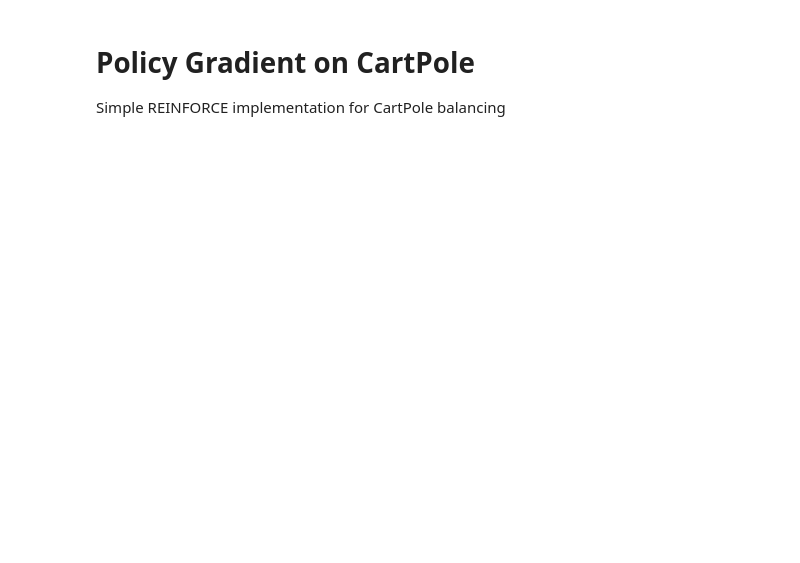
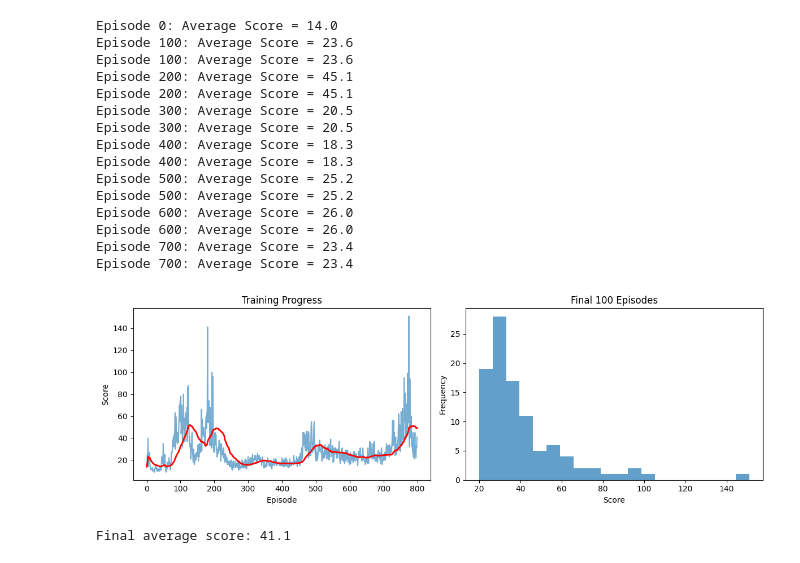
Before and after one commit to dvkd96/SOC25, a Jupyter notebook: assignment.ipynb, the cells around one changed output. Drawn from its saved outputs; the diff is of its cells as text; code cells hidden in the pictures; blank space fills up the shorter version.

```diff
--- a/assignment.ipynb
+++ b/assignment.ipynb
@@ -1,5 +1 @@
-# %% [markdown]
-# Policy Gradient on CartPole
-
-Simple REINFORCE implementation for CartPole balancing
 # %%
@@ -98,33 +96,94 @@ def train_policy_gradient(env, policy, episodes=1000):
 # %%
 # Train the agent
 env = gym.make('CartPole-v1')
 policy = PolicyNetwork(state_size=4, action_size=2, lr=0.01)
+
+# Helper to ensure state is always a numpy array
+def get_obs(state):
+	if isinstance(state, tuple):
+		return np.asarray(state[0])
+	return np.asarray(state)
+
+# Patch train_policy_gradient to handle tuple states
+def train_policy_gradient(env, policy, episodes=1000):
+	scores = []
+
+	for episode in range(episodes):
+		state = env.reset()
+		state = get_obs(state)
+		states, actions, rewards = [], [], []
+
+		while True:
+			action, _ = policy.get_action(state)
+			step_result = env.step(action)
+			if isinstance(step_result, tuple) and len(step_result) == 5:
+				next_state, reward, terminated, truncated, _ = step_result
+				done = terminated or truncated
+			else:
+				next_state, reward, done, _ = step_result
+			next_state = get_obs(next_state)
+
+			states.append(state)
+			actions.append(action)
+			rewards.append(reward)
+
+			state = next_state
+
+			if done:
+				break
+
+		policy.update(states, actions, rewards)
+		scores.append(sum(rewards))
+
+		if episode % 100 == 0:
+			avg_score = np.mean(scores[-100:])
+			print(f"Episode {episode}: Average Score = {avg_score:.1f}")
+
+	return scores
 
 scores = train_policy_gradient(env, policy, episodes=800)
 
 # Plot results
 plt.figure(figsize=(12, 4))
 
 plt.subplot(1, 2, 1)
 plt.plot(scores, alpha=0.6)
 window = 50
 moving_avg = [np.mean(scores[max(0, i-window):i+1]) for i in range(len(scores))]
 plt.plot(moving_avg, color='red', linewidth=2)
 plt.xlabel('Episode')
 plt.ylabel('Score')
 plt.title('Training Progress')
 
 plt.subplot(1, 2, 2)
 recent_scores = scores[-100:]
 plt.hist(recent_scores, bins=20, alpha=0.7)
 plt.xlabel('Score')
 plt.ylabel('Frequency')
 plt.title('Final 100 Episodes')
 
 plt.tight_layout()
 plt.show()
 
 print(f"Final average score: {np.mean(scores[-100:]):.1f}")
+# %% [output]
+Episode 0: Average Score = 14.0
+Episode 100: Average Score = 23.6
+Episode 100: Average Score = 23.6
+Episode 200: Average Score = 45.1
+Episode 200: Average Score = 45.1
+Episode 300: Average Score = 20.5
+Episode 300: Average Score = 20.5
+Episode 400: Average Score = 18.3
+Episode 400: Average Score = 18.3
+Episode 500: Average Score = 25.2
+Episode 500: Average Score = 25.2
+Episode 600: Average Score = 26.0
+Episode 600: Average Score = 26.0
+Episode 700: Average Score = 23.4
+Episode 700: Average Score = 23.4
+[figure, added]
+Final average score: 41.1
 # %%
 # Test the trained policy
 def test_policy(env, policy, episodes=5):
```
Also changed, not shown: parts of 2 cells of this notebook.
